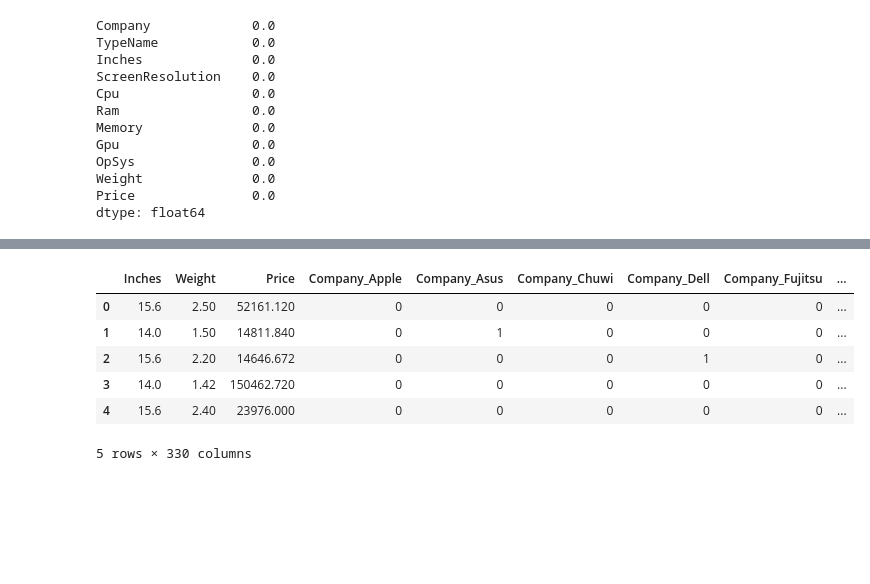
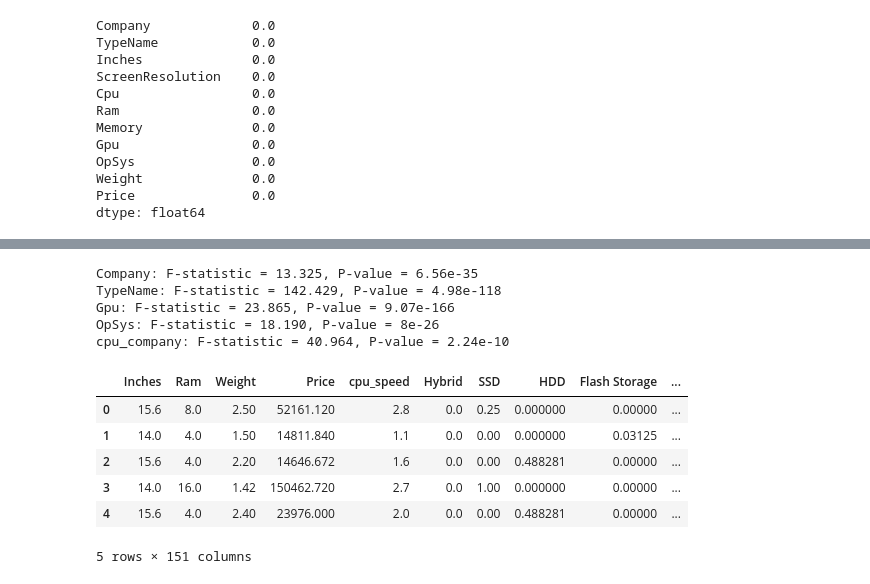
Before and after one commit to RavulapalliManas/laptop_price_task-, a Jupyter notebook: notebooks/data_exploration.ipynb, the cells around one changed output, grey strips where cells are left out. Drawn from its saved outputs; the diff is of its cells as text; code cells hidden in the pictures; blank space fills up the shorter version.

```diff
--- a/notebooks/data_exploration.ipynb
+++ b/notebooks/data_exploration.ipynb
@@ -34,0 +55,7 @@ df["Weight"] = df["Weight"].str.replace("kg", "", regex=False).str.strip().astyp
+# %%
+# Extract company (first word)
+df["cpu_company"] = df["Cpu"].str.split().str[0]
+
+# Extract CPU speed (number before GHz)
+df["cpu_speed"] = df["Cpu"].str.extract(r'(\d+\.?\d*)GHz')[0].astype(float)
+df.head()
@@ -34,0 +73,20 @@ df["Weight"] = df["Weight"].str.replace("kg", "", regex=False).str.strip().astyp
+# %%
+def extract_storage(row, storage_type):
+    # Find all capacity-type pairs (e.g. "512GB SSD", "1TB HDD")
+    matches = re.findall(r'([\d.]+)\s*(TB|GB)\s*([A-Za-z ]+)', row)
+    total = 0
+    for size, unit, stype in matches:
+        stype = stype.strip().lower()
+        value = float(size)
+        # convert GB -> TB
+        if unit.upper() == 'GB':
+            value /= 1024
+        if storage_type in stype:
+            total += value
+    return total
+
+# Create 4 new columns
+for stype in ["Hybrid", "SSD", "HDD", "Flash Storage"]:
+    df[stype] = df["Memory"].apply(lambda x: extract_storage(x, stype.lower()))
+
+df.head()
@@ -34,0 +100,3 @@ df["Weight"] = df["Weight"].str.replace("kg", "", regex=False).str.strip().astyp
+# %%
+df["Resolution_Height"] = df["ScreenResolution"].str.extract(r'x(\d+)').astype(float)
+df.head()
@@ -34,0 +110,3 @@ df["Weight"] = df["Weight"].str.replace("kg", "", regex=False).str.strip().astyp
+# %%
+df.drop(columns=["ScreenResolution", "Cpu", "Memory"], inplace=True)
+df.head()
@@ -35,17 +120,35 @@ df["Weight"] = df["Weight"].str.replace("kg", "", regex=False).str.strip().astyp
+# %%
+categorical_cols = df.select_dtypes(include=['object', 'category']).columns
+for col in categorical_cols:
+    groups = [
+        df[df[col] == c]["Price"].dropna()
+        for c in df[col].unique()
+        if df[df[col] == c]["Price"].dropna().shape[0] > 1
+    ]
+    if len(groups) > 1:
+        f_stat, p_val = stats.f_oneway(*groups)
+        print(f"{col}: F-statistic = {f_stat:.3f}, P-value = {p_val:.3g}")
+    else:
+        print(f"{col}: Not enough groups for ANOVA")
+# %% [output]
+Company: F-statistic = 13.325, P-value = 6.56e-35
+TypeName: F-statistic = 142.429, P-value = 4.98e-118
+Gpu: F-statistic = 23.865, P-value = 9.07e-166
+OpSys: F-statistic = 18.190, P-value = 8e-26
+cpu_company: F-statistic = 40.964, P-value = 2.24e-10
 # %%
 # One-hot encoding
-categorical_cols = ["Company", "TypeName", "ScreenResolution",
-                    "Cpu", "Ram", "Memory", "Gpu", "OpSys"]
+categorical_cols = ["Company", "TypeName", "OpSys", "cpu_company", "Gpu"]
 
-df = pd.get_dummies(df, columns=categorical_cols, drop_first=True, dtype=int)
+df = pd.get_dummies(df, columns=categorical_cols, drop_first=False, dtype=int)
 
 df.head()
 # %% [output]
-|  | Inches | Weight | Price | Company_Apple | Company_Asus | Company_Chuwi | Company_Dell | Company_Fujitsu | ... |
-| 0 | 15.6 | 2.50 | 52161.120 | 0 | 0 | 0 | 0 | 0 | ... |
-| 1 | 14.0 | 1.50 | 14811.840 | 0 | 1 | 0 | 0 | 0 | ... |
-| 2 | 15.6 | 2.20 | 14646.672 | 0 | 0 | 0 | 1 | 0 | ... |
-| 3 | 14.0 | 1.42 | 150462.720 | 0 | 0 | 0 | 0 | 0 | ... |
-| 4 | 15.6 | 2.40 | 23976.000 | 0 | 0 | 0 | 0 | 0 | ... |
+|  | Inches | Ram | Weight | Price | cpu_speed | Hybrid | SSD | HDD | Flash Storage | ... |
+| 0 | 15.6 | 8.0 | 2.50 | 52161.120 | 2.8 | 0.0 | 0.25 | 0.000000 | 0.00000 | ... |
+| 1 | 14.0 | 4.0 | 1.50 | 14811.840 | 1.1 | 0.0 | 0.00 | 0.000000 | 0.03125 | ... |
+| 2 | 15.6 | 4.0 | 2.20 | 14646.672 | 1.6 | 0.0 | 0.00 | 0.488281 | 0.00000 | ... |
+| 3 | 14.0 | 16.0 | 1.42 | 150462.720 | 2.7 | 0.0 | 1.00 | 0.000000 | 0.00000 | ... |
+| 4 | 15.6 | 4.0 | 2.40 | 23976.000 | 2.0 | 0.0 | 0.00 | 0.488281 | 0.00000 | ... |
-5 rows × 330 columns
+5 rows × 151 columns
 # %%
```
Also changed, not shown: parts of 13 cells of this notebook, 2 other files.
